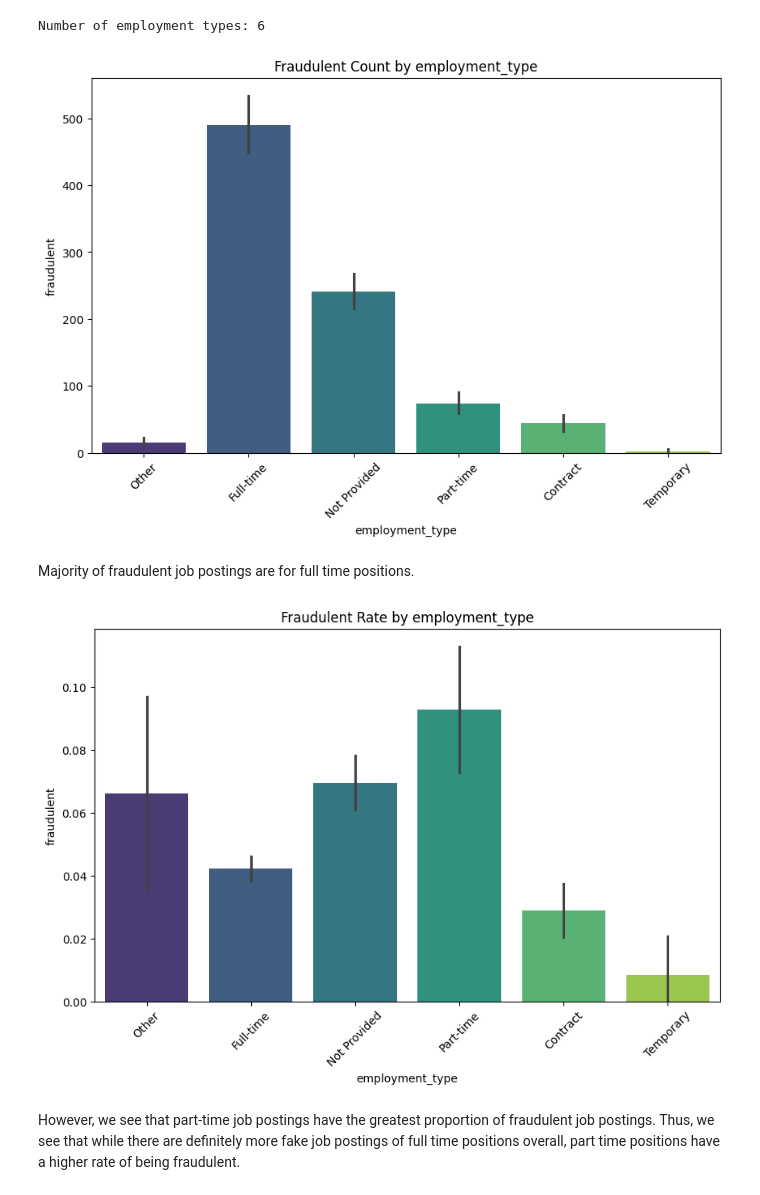
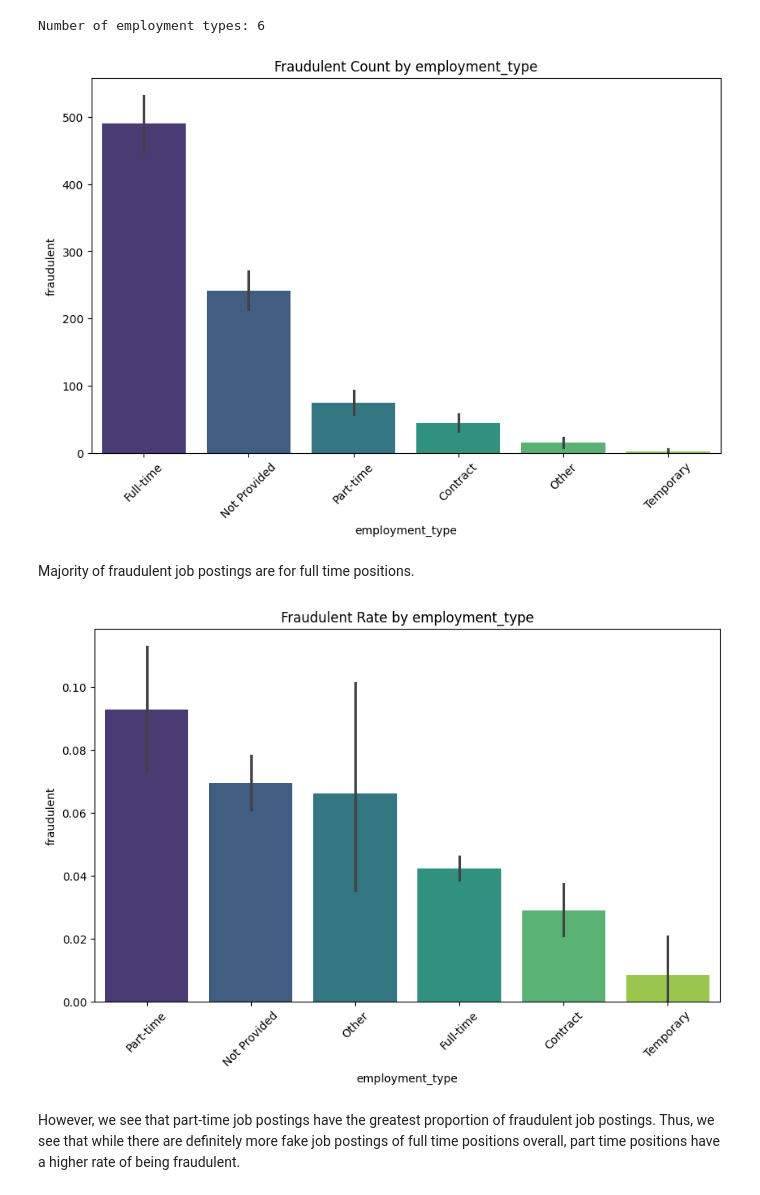
Before and after one commit to Bearson678/fake-job-posting_DL_Project, a Jupyter notebook: EDA.ipynb, the cells around one changed output. Saved outputs shown, nothing was run; the diff lists cells and outputs as text; code cells hidden in the pictures.

```diff
--- a/EDA.ipynb
+++ b/EDA.ipynb
@@ -337,23 +321,25 @@ Number of employment types: 6
 # %%
 ## Comapre employment type distribution for fraudulent job postings
 
 plt.figure(figsize=(10,6))
-sns.barplot(x='employment_type', y='fraudulent', data=df, palette='viridis',estimator=sum)
+order = df.groupby('employment_type')['fraudulent'].sum().sort_values(ascending=False).index
+sns.barplot(x='employment_type', y='fraudulent', data=df, palette='viridis', estimator=sum, order=order)
 plt.title(f'Fraudulent Count by employment_type')
 plt.xticks(rotation=45)
 plt.show()
 # %% [output]
-[figure, old version]
+[figure, new version]
 # %% [markdown]
 Majority of fraudulent job postings are for full time positions.
 # %%
 plt.figure(figsize=(10,6))
-sns.barplot(x='employment_type', y='fraudulent', data=df, palette='viridis')
+order = df.groupby('employment_type')['fraudulent'].mean().sort_values(ascending=False).index
+sns.barplot(x='employment_type', y='fraudulent', data=df, palette='viridis', order=order)
 plt.title(f'Fraudulent Rate by employment_type')
 plt.xticks(rotation=45)
 plt.show()
 # %% [output]
-[figure, old version]
+[figure, new version]
 # %% [markdown]
 However, we see that part-time job postings have the greatest proportion of fraudulent job postings. Thus, we see that while there are definitely more fake job postings of full time positions overall, part time positions have a higher rate of being fraudulent.
 # %%
```
Also changed, not shown: parts of 19 cells of this notebook.
